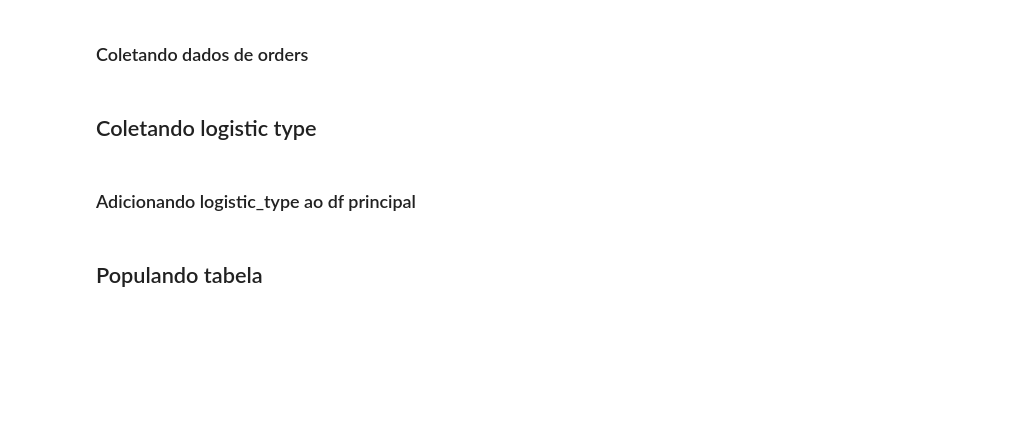
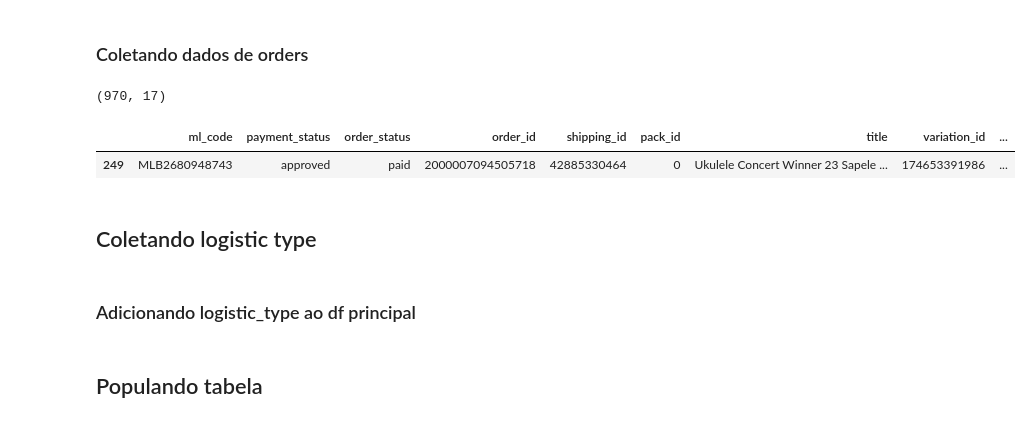
Before and after one commit to lpcoutinho/mcenter_streamlit, a Jupyter notebook: Notebooks/populando_tabela/populando_tabela_orders.ipynb, the cells around one changed output. Cells and saved outputs as stored; diff of their text form; code cells hidden in the pictures; blank space fills up the shorter version.

```diff
--- a/Notebooks/populando_tabela/populando_tabela_orders.ipynb
+++ b/Notebooks/populando_tabela/populando_tabela_orders.ipynb
@@ -67,7 +71,9 @@ def write_file(json_data, nome_arquivo):
 url = "https://api.mercadolibre.com/users/me"
 
 payload = {}
-headers = {"Authorization": f"Bearer {ACCESS_TOKEN}"}
+# headers = {"Authorization": f"Bearer {ACCESS_TOKEN_BUENOSHOPS}"}
+# headers = {"Authorization": f"Bearer {ACCESS_TOKEN_MUSICALCRIS}"}
+headers = {"Authorization": f"Bearer {ACCESS_TOKEN_BUENOSHOPS}"}
 
 response = requests.request("GET", url, headers=headers, data=payload)
 response = response.text
@@ -297,0 +149,32 @@ Total de dados coletados para todos os intervalos: 8528
+# %%
+
+# Definir os intervalos de datas desejados
+date_ranges = [
+    ("2023-12-6", "2023-12-12"),
+    # Adicione mais intervalos conforme necessário
+]
+
+json_list = []  # Certifique-se de iniciar a lista
+
+success_count = 0
+total_iterations = len(date_ranges)
+
+# Executar a função para cada intervalo de datas
+for index, date_range in enumerate(date_ranges, start=1):
+    date_from, date_to = date_range
+
+    json_data = get_orders_for_date_range(date_from, date_to)
+
+    if json_data:
+        json_list.extend(json_data)
+        success_count += 1
+
+    # Exibir o progresso
+    progress_percentage = (index / total_iterations) * 100
+    print(f"Progresso: {index}/{total_iterations} ({progress_percentage:.2f}%)")
+
+# Exibir os resultados
+print(f"Total de dados coletados para todos os intervalos: {len(json_list)}")
+print(f"Número total de iterações: {total_iterations}")
+print(f"Número de iterações bem-sucedidas: {success_count}")
+print(f"Número de iterações falhadas: {total_iterations - success_count}")
@@ -378,31 +280,35 @@ for item in json_list:
             "date_closed": date_closed,
         }
     )
 
 # Exibir os resultados
 pd.set_option("display.max_colwidth", None)
 
 df = pd.DataFrame(resultados)
 
 # Tratando dados numéricos
 pd.set_option("display.float_format", "{:.0f}".format)
 df["shipping_id"] = df["shipping_id"].fillna(0)
 df["pack_id"] = df["pack_id"].fillna(0)
 df["variation_id"] = df["variation_id"].fillna(0)
 df["shipping_id"] = df["shipping_id"].astype("int64")
 df["pack_id"] = df["pack_id"].astype("int64")
 df["variation_id"] = df["variation_id"].astype("int64")
 
 
 # Adiciona 1h a mais para chegar ao horário do Brasil
 df["date_approved"] = pd.to_datetime(df["date_approved"])
 df["date_closed"] = pd.to_datetime(df["date_closed"])
 df["date_approved"] = df["date_approved"] + pd.to_timedelta("1 hour")
 df["date_approved"] = df["date_approved"].dt.tz_localize(None)
 df["date_closed"] = df["date_closed"] + pd.to_timedelta("1 hour")
 df["date_closed"] = df["date_closed"].dt.tz_localize(None)
 
 
 print(df.shape)
-df.sample(10)
+df.sample(1)
 # df.head(4)
+# %% [output]
+(970, 17)
+|  | ml_code | payment_status | order_status | order_id | shipping_id | pack_id | title | variation_id | ... |
+| 249 | MLB2680948743 | approved | paid | 2000007094505718 | 42885330464 | 0 | Ukulele Concert Winner 23 Sapele ... | 174653391986 | ... |
```
Also changed, not shown: parts of 18 cells of this notebook, 19 other files.
